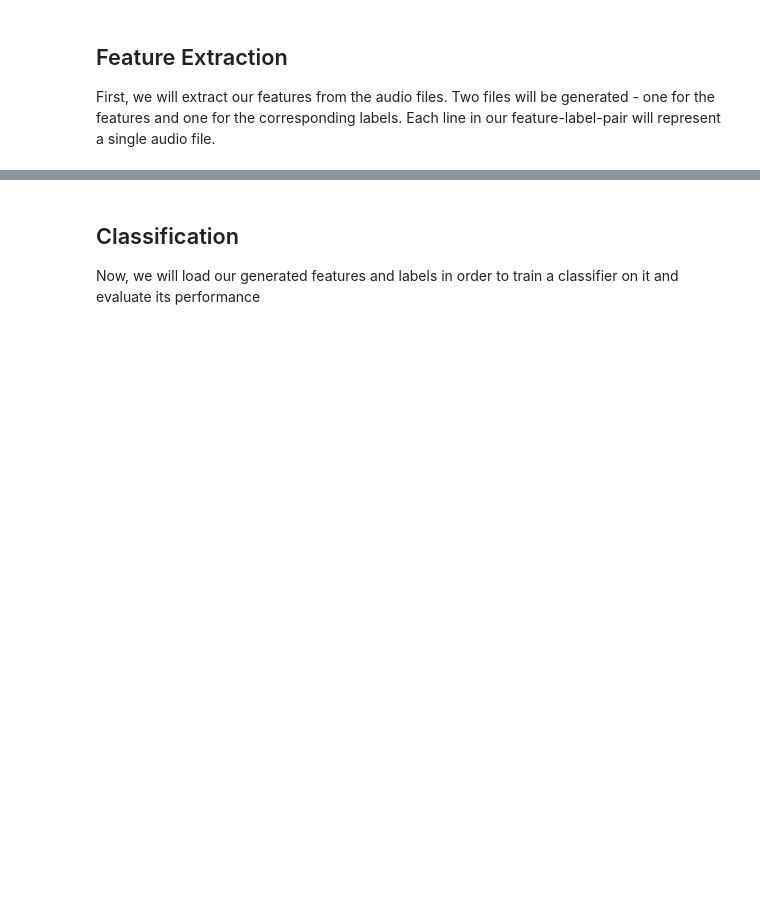
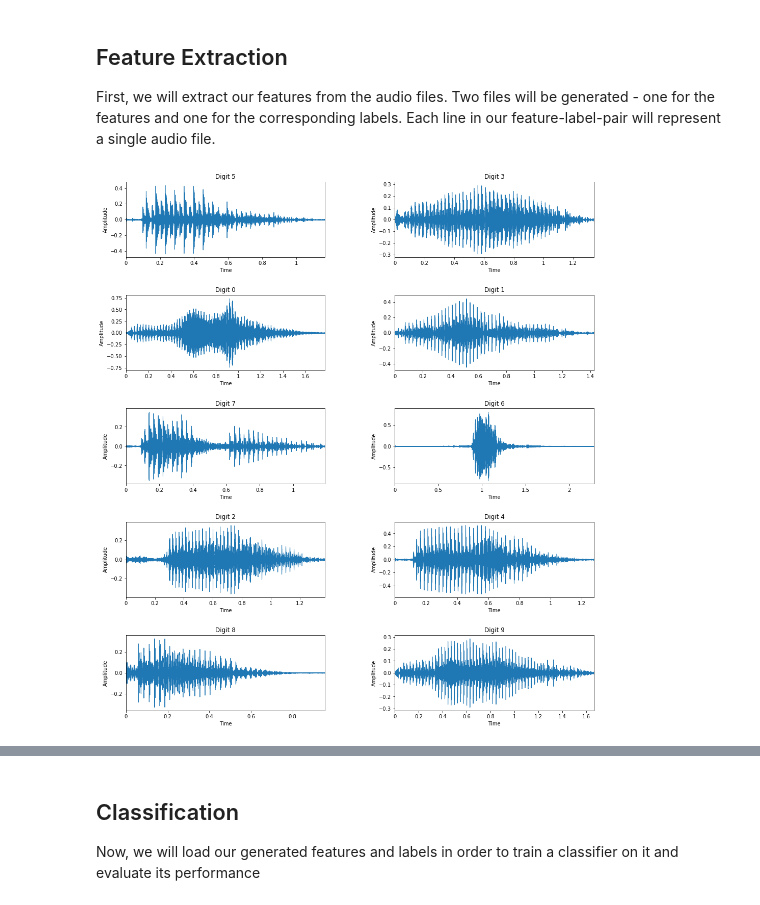
Before and after one commit to TUM-Microsoft-Student-Partners/AI-Driven-Parkinsons-Diagnosis, a Jupyter notebook: spoken-digit-challenge/Spoken-Digit-Challenge.ipynb, the cells around one changed output, grey strips where cells are left out. Drawn from its saved outputs; the diff is of its cells as text; code cells hidden in the pictures; blank space fills up the shorter version.

```diff
--- a/spoken-digit-challenge/Spoken-Digit-Challenge.ipynb
+++ b/spoken-digit-challenge/Spoken-Digit-Challenge.ipynb
@@ -79,0 +76,4 @@ sound_name_with_raw_data = [("Digit " + os.path.basename(p)[0], librosa.load(p)[
+# %%
+plot_wave(sound_name_with_raw_data)
+# %% [output]
+[figure, added]
```
Also changed, not shown: parts of 5 cells of this notebook, 2 other files.
